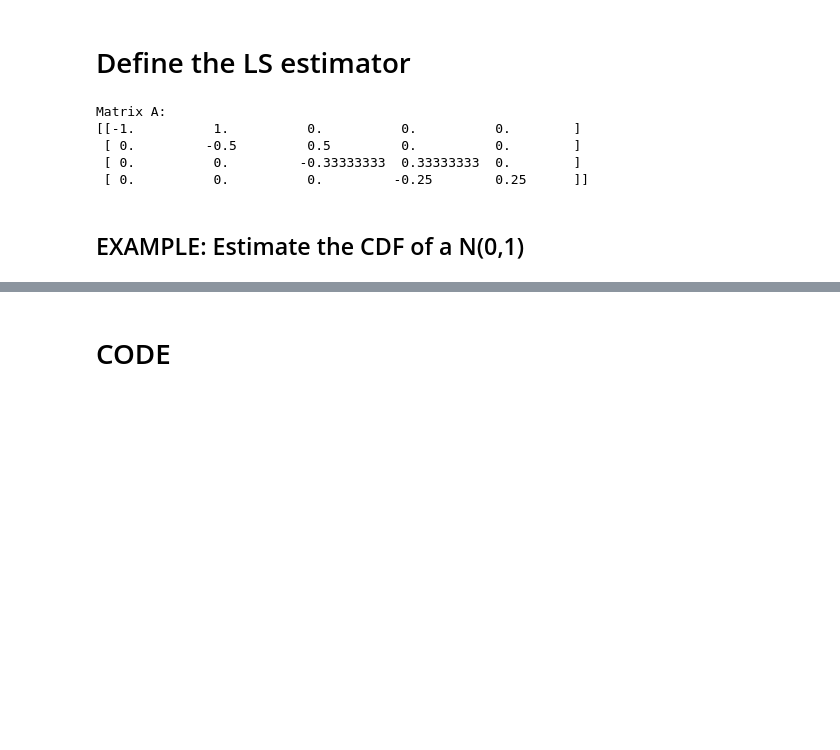
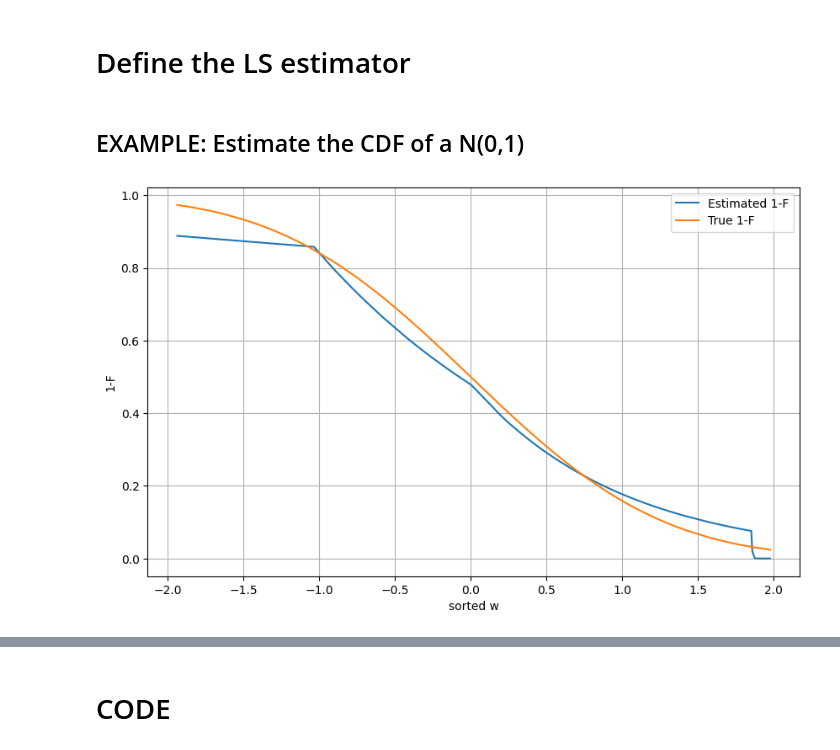
Before and after one commit to dbracale/Dynamic-Pricing, a Jupyter notebook: LS.ipynb, the cells around one changed output, grey strips where cells are left out. Drawn from its saved outputs; the diff is of its cells as text; code cells hidden in the pictures; blank space fills up the shorter version.

```diff
--- a/LS.ipynb
+++ b/LS.ipynb
@@ -31,23 +30,0 @@ d_alpha_inv = d_alpha_inv_fun(0)
-# %%
-def convex_matrix(w):
-    n = len(w)
-    A = np.zeros((n-1, n))
-
-    for i in range(n-1):
-        A[i, i] = -1 / (w[i+1] - w[i])
-        A[i, i+1] = 1 / (w[i+1] - w[i])
-
-    return A
-
-# Example: create a matrix with a vector w
-w_vector = np.array([1, 2, 4, 7, 11])
-matrix_A =  convex_matrix(w_vector)
-
-print("Matrix A:")
-print(matrix_A)
-# %% [output]
-Matrix A:
-[[-1.          1.          0.          0.          0.        ]
- [ 0.         -0.5         0.5         0.          0.        ]
- [ 0.          0.         -0.33333333  0.33333333  0.        ]
- [ 0.          0.          0.         -0.25        0.25      ]]
@@ -92,23 +86,25 @@ def LS(w, y, d_alpha, d_alpha_inv, epsi):
 # %% [markdown]
 ## EXAMPLE: Estimate the CDF of a N(0,1)
 # %%
-# epsi= 10**(-12)
-# n_points = 400
-# w_example = np.random.uniform(-2, 2, n_points)
-# y_example = np.where(np.random.normal(0, 1, n_points) > w_example, 1, 0)
+epsi= 10**(-12)
+n_points = 100
+w_example = np.random.uniform(-2, 2, n_points)
+y_example = np.where(np.random.normal(0, 1, n_points) > w_example, 1, 0)
 
-# result = LS(w_example, y_example, d_alpha, d_alpha_inv, epsi)
-# F_bar = 1-result(np.sort(w_example))
-# phi = -1/F_bar
+result = LS(w_example, y_example, d_alpha, d_alpha_inv, epsi)
+F_bar = 1-result(np.sort(w_example))
+phi = -1/F_bar
 # %%
-# complement_cdf = 1-norm.cdf(np.sort(w_example))
+complement_cdf = 1-norm.cdf(np.sort(w_example))
 
-# plt.figure(figsize=(10, 6))
-# plt.plot(np.sort(w_example), F_bar, label='Estimated 1-F')
-# plt.plot(np.sort(w_example), complement_cdf, label='True 1-F')
-# plt.xlabel('sorted w')
-# plt.ylabel('1-F')
+plt.figure(figsize=(10, 6))
+plt.plot(np.sort(w_example), F_bar, label='Estimated 1-F')
+plt.plot(np.sort(w_example), complement_cdf, label='True 1-F')
+plt.xlabel('sorted w')
+plt.ylabel('1-F')
 
-# plt.legend()
-# plt.grid(True)
-# plt.show()
+plt.legend()
+plt.grid(True)
+plt.show()
+# %% [output]
+[figure, added]
```
Also changed, not shown: parts of 11 cells of this notebook.
